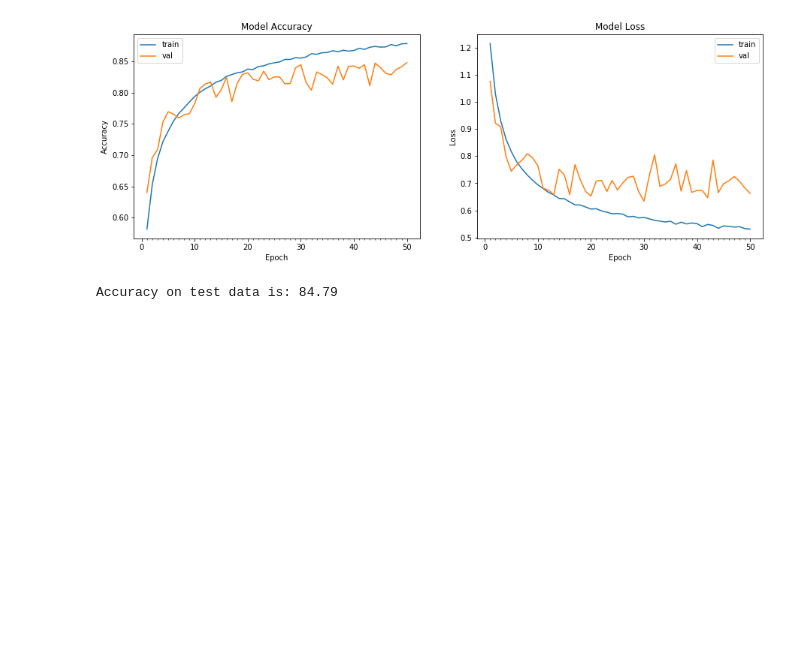
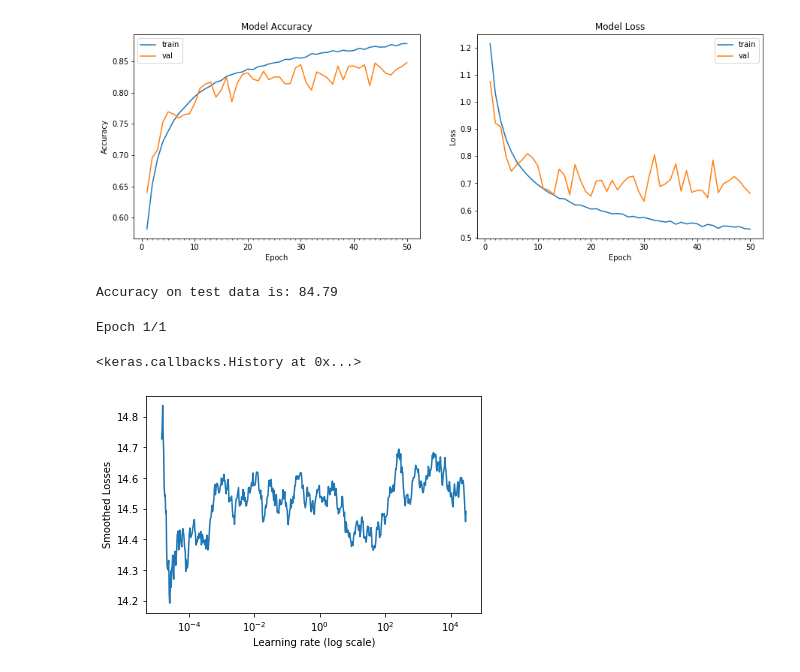
Before and after one commit to sarvan0506/AI, a Jupyter notebook: Project 11/Assignment11.ipynb, the cells around one changed output. Saved outputs shown, nothing was run; the diff lists cells and outputs as text; code cells hidden in the pictures; blank space fills up the shorter version.

```diff
--- a/Project 11/Assignment11.ipynb
+++ b/Project 11/Assignment11.ipynb
@@ -417,0 +474,10 @@ Accuracy on test data is: 84.79
+# %%
+lr_finder = LR_Finder(start_lr=1e-5, end_lr=10, step_size=np.ceil(train_features.shape[0]/128))
+model.fit(train_features, train_labels, callbacks=[lr_finder] )
+# %% [output]
+Epoch 1/1
+<keras.callbacks.History at 0x...>
+# %%
+lr_finder.plot_smoothed_loss()
+# %% [output]
+[figure, added]
```
Also changed, not shown: parts of 8 cells of this notebook.
